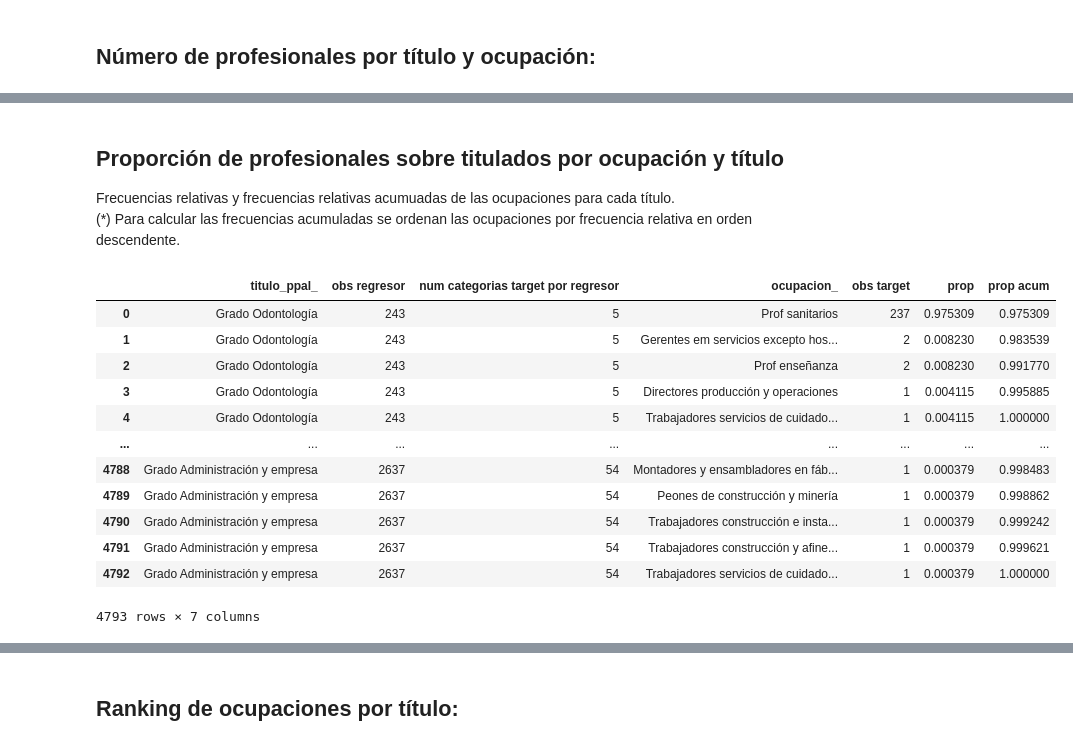
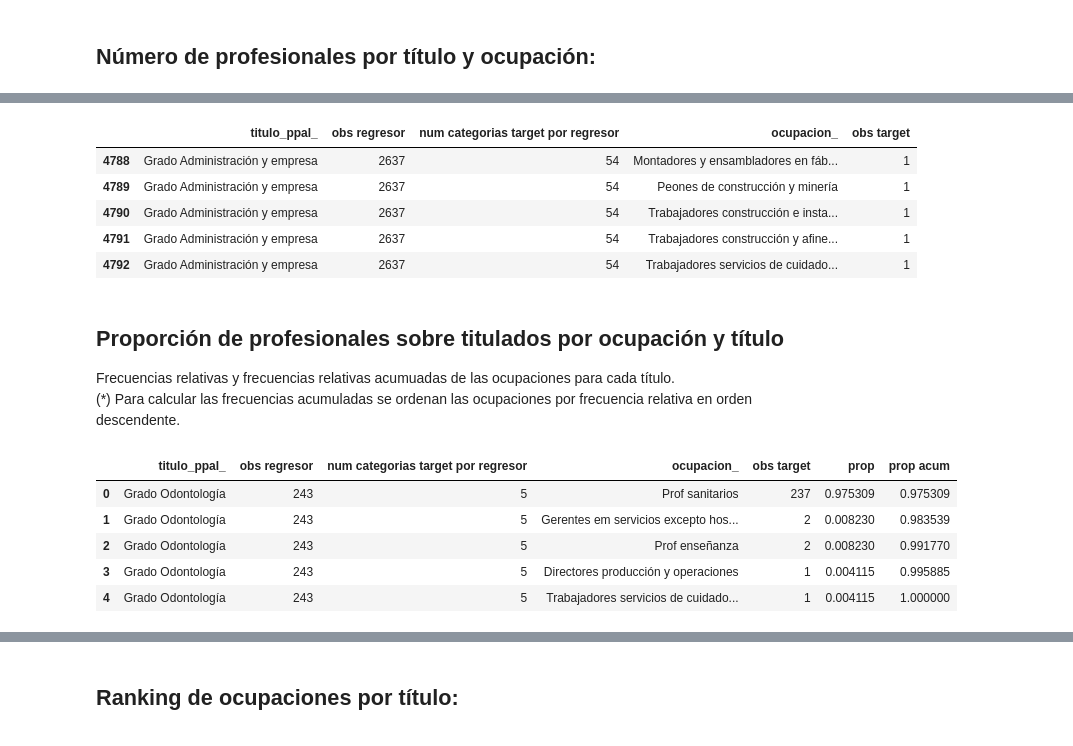
Before and after one commit to bdeotto/KSchool_TFM, a Jupyter notebook: naive_benchmark.ipynb, the cells around one changed output, grey strips where cells are left out. Cells and saved outputs as stored; diff of their text form; code cells hidden in the pictures.

```diff
--- a/naive_benchmark.ipynb
+++ b/naive_benchmark.ipynb
@@ -323,3 +317,12 @@ prof_por_oc_y_titulo_encuesta
+# %%
+prof_por_oc_y_titulo_encuesta.tail()
+# %% [output]
+|  | titulo_ppal_ | obs regresor | num categorias target por regresor | ocupacion_ | obs target |
+| 4788 | Grado Administración y empresa | 2637 | 54 | Montadores y ensambladores en fáb... | 1 |
+| 4789 | Grado Administración y empresa | 2637 | 54 | Peones de construcción y minería | 1 |
+| 4790 | Grado Administración y empresa | 2637 | 54 | Trabajadores construcción e insta... | 1 |
+| 4791 | Grado Administración y empresa | 2637 | 54 | Trabajadores construcción y afine... | 1 |
+| 4792 | Grado Administración y empresa | 2637 | 54 | Trabajadores servicios de cuidado... | 1 |
 # %% [markdown]
 ## Proporción de profesionales sobre titulados por ocupación y título
 Frecuencias relativas y frecuencias relativas acumuadas de las ocupaciones para cada título.
@@ -341,18 +344,11 @@ def frecuencias_cat_target_por_regresor(data,regresor,target):
     return out
 # %%
 proporciones_encuesta=frecuencias_cat_target_por_regresor(data=df,regresor='titulo_ppal_',target='ocupacion_')
-proporciones_encuesta
+proporciones_encuesta.head()
 # %% [output]
 |  | titulo_ppal_ | obs regresor | num categorias target por regresor | ocupacion_ | obs target | prop | prop acum |
 | 0 | Grado Odontología | 243 | 5 | Prof sanitarios | 237 | 0.975309 | 0.975309 |
 | 1 | Grado Odontología | 243 | 5 | Gerentes em servicios excepto hos... | 2 | 0.008230 | 0.983539 |
 | 2 | Grado Odontología | 243 | 5 | Prof enseñanza | 2 | 0.008230 | 0.991770 |
 | 3 | Grado Odontología | 243 | 5 | Directores producción y operaciones | 1 | 0.004115 | 0.995885 |
 | 4 | Grado Odontología | 243 | 5 | Trabajadores servicios de cuidado... | 1 | 0.004115 | 1.000000 |
-| ... | ... | ... | ... | ... | ... | ... | ... |
-| 4788 | Grado Administración y empresa | 2637 | 54 | Montadores y ensambladores en fáb... | 1 | 0.000379 | 0.998483 |
-| 4789 | Grado Administración y empresa | 2637 | 54 | Peones de construcción y minería | 1 | 0.000379 | 0.998862 |
-| 4790 | Grado Administración y empresa | 2637 | 54 | Trabajadores construcción e insta... | 1 | 0.000379 | 0.999242 |
-| 4791 | Grado Administración y empresa | 2637 | 54 | Trabajadores construcción y afine... | 1 | 0.000379 | 0.999621 |
-| 4792 | Grado Administración y empresa | 2637 | 54 | Trabajadores servicios de cuidado... | 1 | 0.000379 | 1.000000 |
-4793 rows × 7 columns
```
Also changed, not shown: parts of 52 cells of this notebook.
